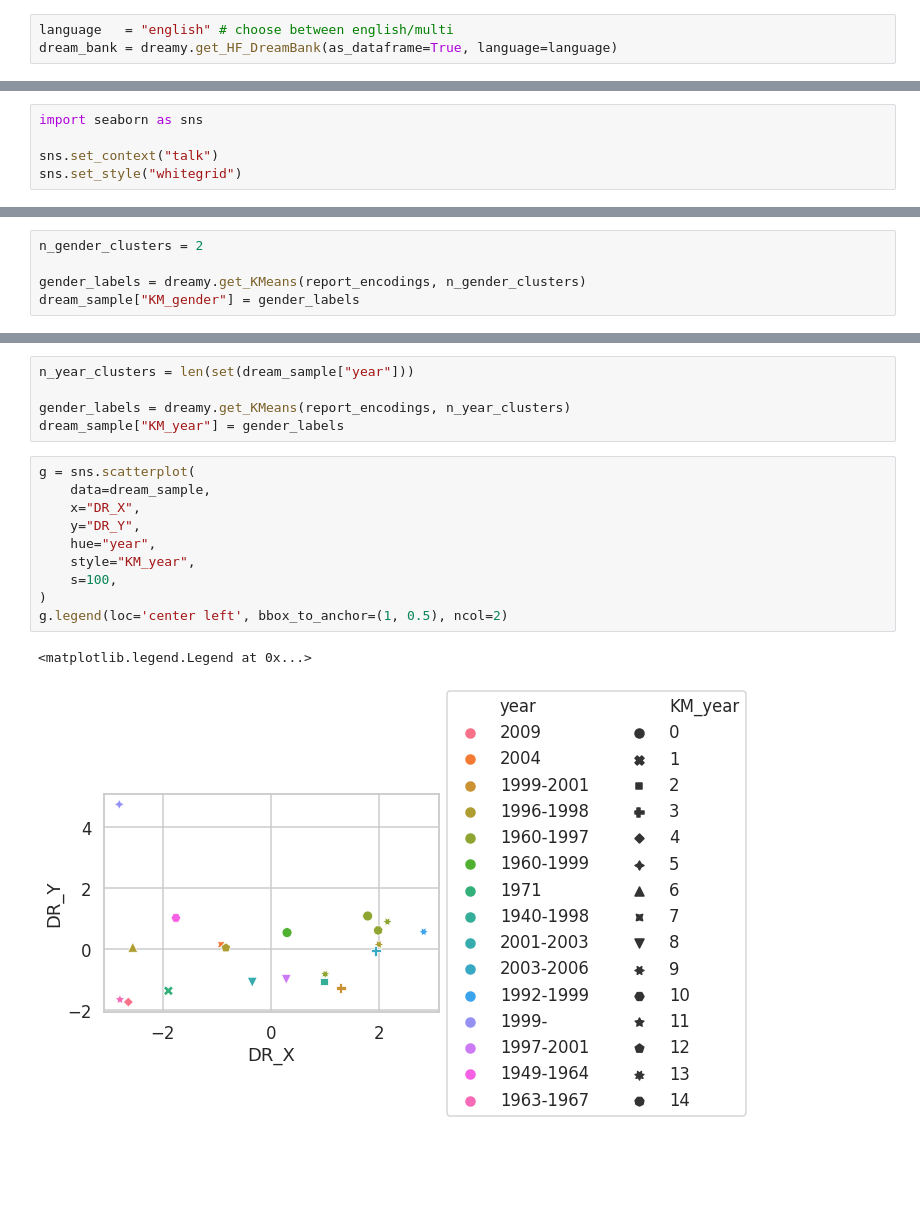
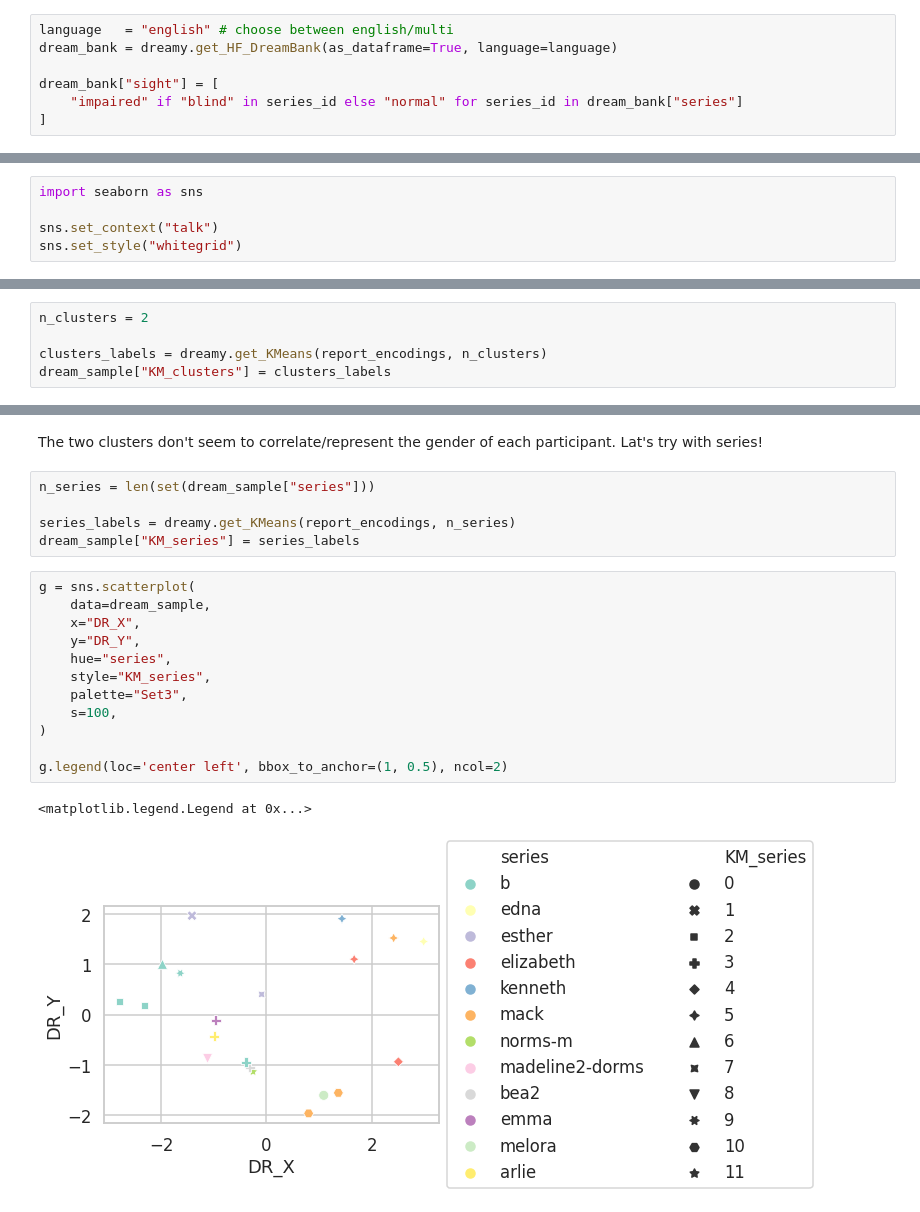
Before and after one commit to lorenzoscottb/DReAMy, a Jupyter notebook: tutorials/dreamy_start.ipynb, the cells around one changed output, grey strips where cells are left out. Cells and saved outputs as stored; diff of their text form; blank space fills up the shorter version.

```diff
--- a/tutorials/dreamy_start.ipynb
+++ b/tutorials/dreamy_start.ipynb
@@ -31,4 +31,8 @@ DReAMy has direct access to two datasets. A smaller English-only (~ 20k), and a
 # %%
 language   = "english" # choose between english/multi
 dream_bank = dreamy.get_HF_DreamBank(as_dataframe=True, language=language)
+
+dream_bank["sight"] = [
+    "impaired" if "blind" in series_id else "normal" for series_id in dream_bank["series"]
+]
 # %% [output]
@@ -102,8 +127,8 @@ Since noclear pattern can be identified, we will furher use a K-Mean cluster to
 # %%
-n_gender_clusters = 2
+n_clusters = 2
 
-gender_labels = dreamy.get_KMeans(report_encodings, n_gender_clusters)
-dream_sample["KM_gender"] = gender_labels
+clusters_labels = dreamy.get_KMeans(report_encodings, n_clusters)
+dream_sample["KM_clusters"] = clusters_labels
 # %%
 g = sns.scatterplot(
     data=dream_sample,
@@ -120,18 +146,22 @@ g.legend(loc='center left', bbox_to_anchor=(1, 0.5), ncol=2)
+# %% [markdown]
+The two clusters don't seem to correlate/represent the gender of each participant. Lat's try with series!
 # %%
-n_year_clusters = len(set(dream_sample["year"]))
+n_series = len(set(dream_sample["series"]))
 
-gender_labels = dreamy.get_KMeans(report_encodings, n_year_clusters)
-dream_sample["KM_year"] = gender_labels
+series_labels = dreamy.get_KMeans(report_encodings, n_series)
+dream_sample["KM_series"] = series_labels
 # %%
 g = sns.scatterplot(
     data=dream_sample,
     x="DR_X",
     y="DR_Y",
-    hue="year",
-    style="KM_year",
+    hue="series",
+    style="KM_series",
+    palette="Set3",
     s=100,
 )
+
 g.legend(loc='center left', bbox_to_anchor=(1, 0.5), ncol=2)
 # %% [output]
 <matplotlib.legend.Legend at 0x...>
-[figure, old version]
+[figure, new version]
```
Also changed, not shown: parts of 17 cells of this notebook, 1 other file.
